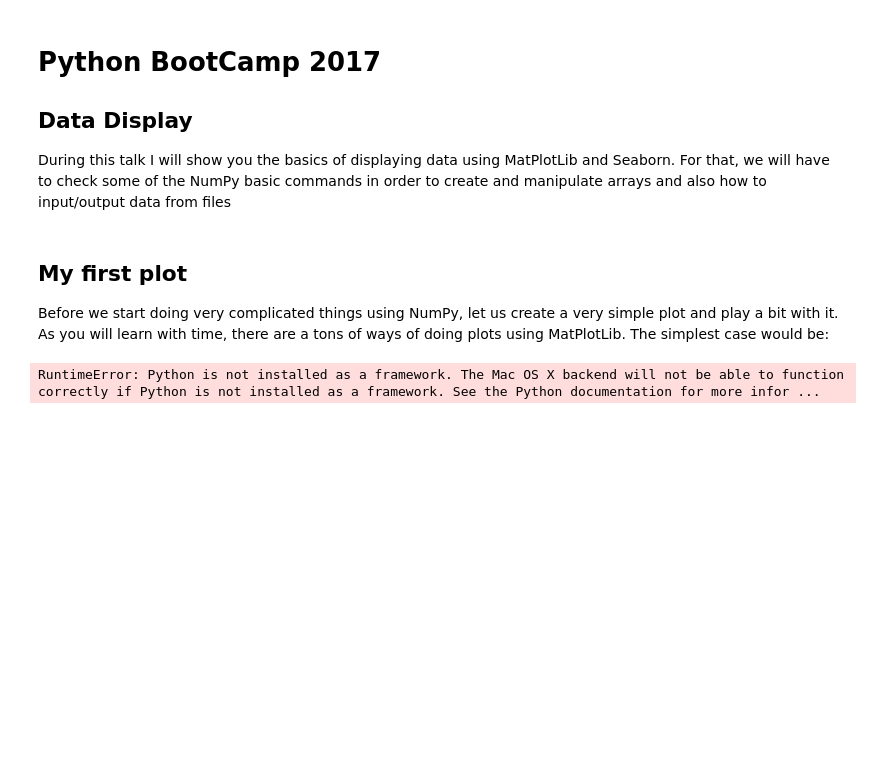
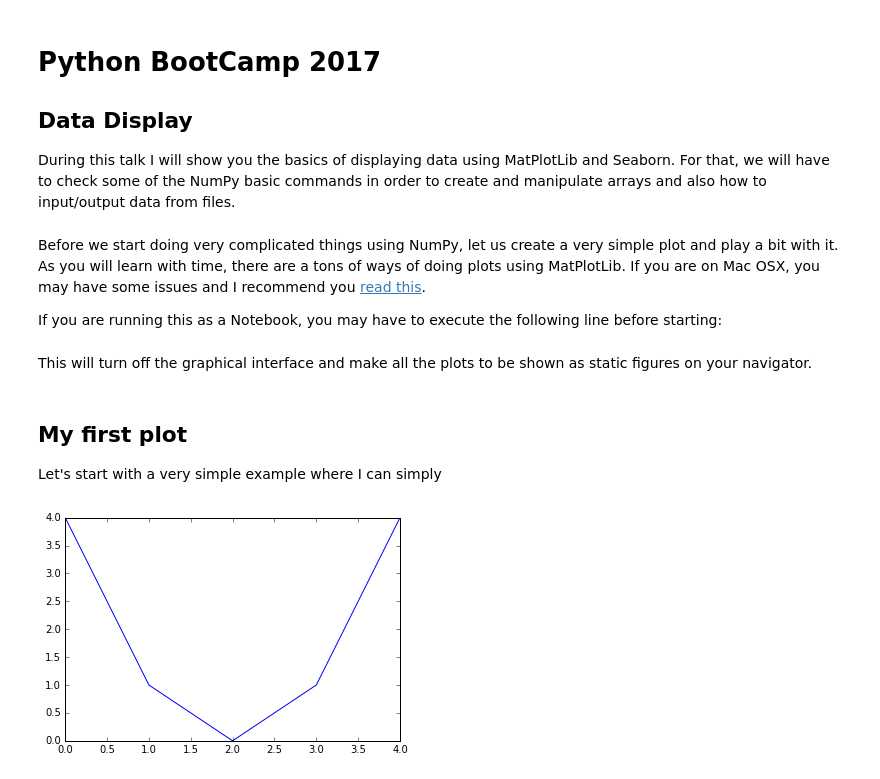
Before and after one commit to b1quint/PythonBootcamp2017, a Jupyter notebook: Notebooks/Python BootCamp 2017 - Display Data.ipynb, the cells around one changed output. Saved outputs shown, nothing was run; the diff lists cells and outputs as text; code cells hidden in the pictures; blank space fills up the shorter version.

Commit message:
Updated Data Display on MacBook

```diff
--- a/Notebooks/Python BootCamp 2017 - Display Data.ipynb
+++ b/Notebooks/Python BootCamp 2017 - Display Data.ipynb
@@ -2,8 +2,8 @@
 # Python BootCamp 2017
 ## Data Display
 
-During this talk I will show you the basics of displaying data using MatPlotLib and Seaborn. For that, we will have to check some of the NumPy basic commands in order to create and manipulate arrays and also how to input/output data from files
+During this talk I will show you the basics of displaying data using MatPlotLib and Seaborn. For that, we will have to check some of the NumPy basic commands in order to create and manipulate arrays and also how to input/output data from files.
 # %% [markdown]
-## My first plot
+Before we start doing very complicated things using NumPy, let us create a very simple plot and play a bit with it. As you will learn with time, there are a tons of ways of doing plots using MatPlotLib. If you are on Mac OSX, you may have some issues and I recommend you [read this]().
 
-Before we start doing very complicated things using NumPy, let us create a very simple plot and play a bit with it. As you will learn with time, there are a tons of ways of doing plots using MatPlotLib. The simplest case would be:
+If you are running this as a Notebook, you may have to execute the following line before starting:
@@ -10,8 +12,14 @@ Before we start doing very complicated things using NumPy, let us create a very
+# %% [markdown]
+This will turn off the graphical interface and make all the plots to be shown as static figures on your navigator.
+# %% [markdown]
+## My first plot
+
+Let's start with a very simple example where I can simply
 # %%
 from matplotlib.pyplot import *
-x = [0, 1, 2, 3, 4, 5]
-y = [4, 1, 0, 0, 1, 4]
+x = [0, 1, 2, 3, 4]
+y = [4, 1, 0, 1, 4]
 plot(x, y)
 show()
 # %% [output]
-RuntimeError: Python is not installed as a framework. The Mac OS X backend will not be able to function correctly if Python is not installed as a framework. See the Python documentation for more infor ...
+[figure, added]
```
Also changed, not shown: parts of 17 cells of this notebook, 11 other files.
